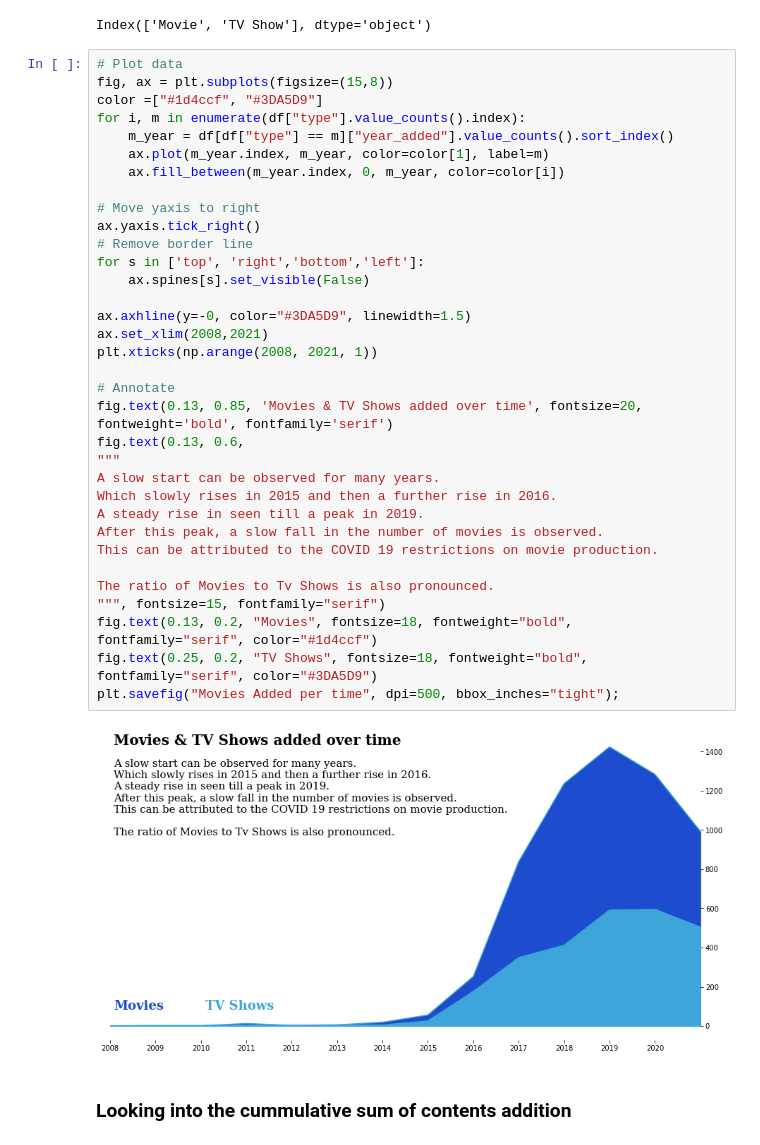
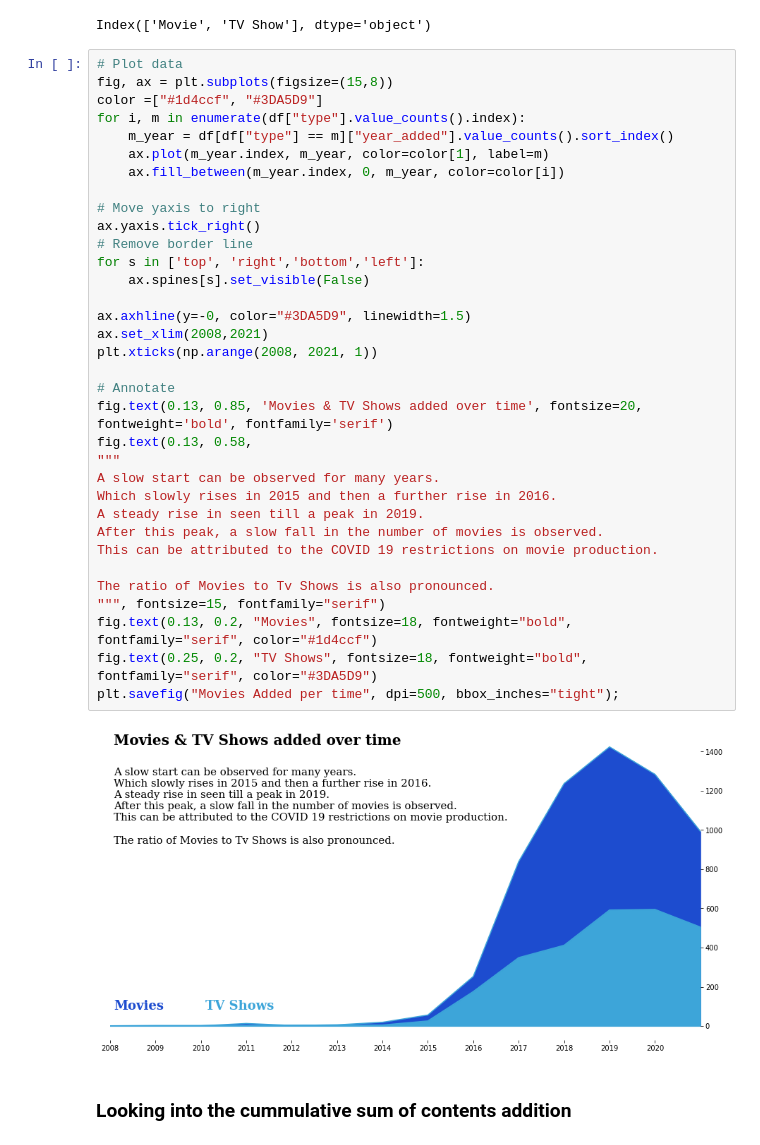
Before and after one commit to TheBlueZayn/Netflix-EDA, a Jupyter notebook: main.ipynb, the cells around one changed output. Cells and saved outputs as stored; diff of their text form.

```diff
--- a/main.ipynb
+++ b/main.ipynb
@@ -514,35 +514,35 @@ color =["#1d4ccf", "#3DA5D9"]
 for i, m in enumerate(df["type"].value_counts().index):
     m_year = df[df["type"] == m]["year_added"].value_counts().sort_index()
     ax.plot(m_year.index, m_year, color=color[1], label=m)
     ax.fill_between(m_year.index, 0, m_year, color=color[i])
 
 # Move yaxis to right
 ax.yaxis.tick_right()
 # Remove border line
 for s in ['top', 'right','bottom','left']:
     ax.spines[s].set_visible(False)
 
 ax.axhline(y=-0, color="#3DA5D9", linewidth=1.5)
 ax.set_xlim(2008,2021)
 plt.xticks(np.arange(2008, 2021, 1))
 
 # Annotate
 fig.text(0.13, 0.85, 'Movies & TV Shows added over time', fontsize=20, fontweight='bold', fontfamily='serif')
-fig.text(0.13, 0.6,
+fig.text(0.13, 0.58,
 """
 A slow start can be observed for many years.
 Which slowly rises in 2015 and then a further rise in 2016.
 A steady rise in seen till a peak in 2019.
 After this peak, a slow fall in the number of movies is observed.
 This can be attributed to the COVID 19 restrictions on movie production.
 
 The ratio of Movies to Tv Shows is also pronounced.
 """, fontsize=15, fontfamily="serif")
 fig.text(0.13, 0.2, "Movies", fontsize=18, fontweight="bold", fontfamily="serif", color="#1d4ccf")
 fig.text(0.25, 0.2, "TV Shows", fontsize=18, fontweight="bold", fontfamily="serif", color="#3DA5D9")
 plt.savefig("Movies Added per time", dpi=500, bbox_inches="tight");
 # %% [output]
-[figure, old version]
+[figure, new version]
 # %% [markdown]
 ### Looking into the cummulative sum of contents addition
 # %%
```
Also changed, not shown: 1 other file.
